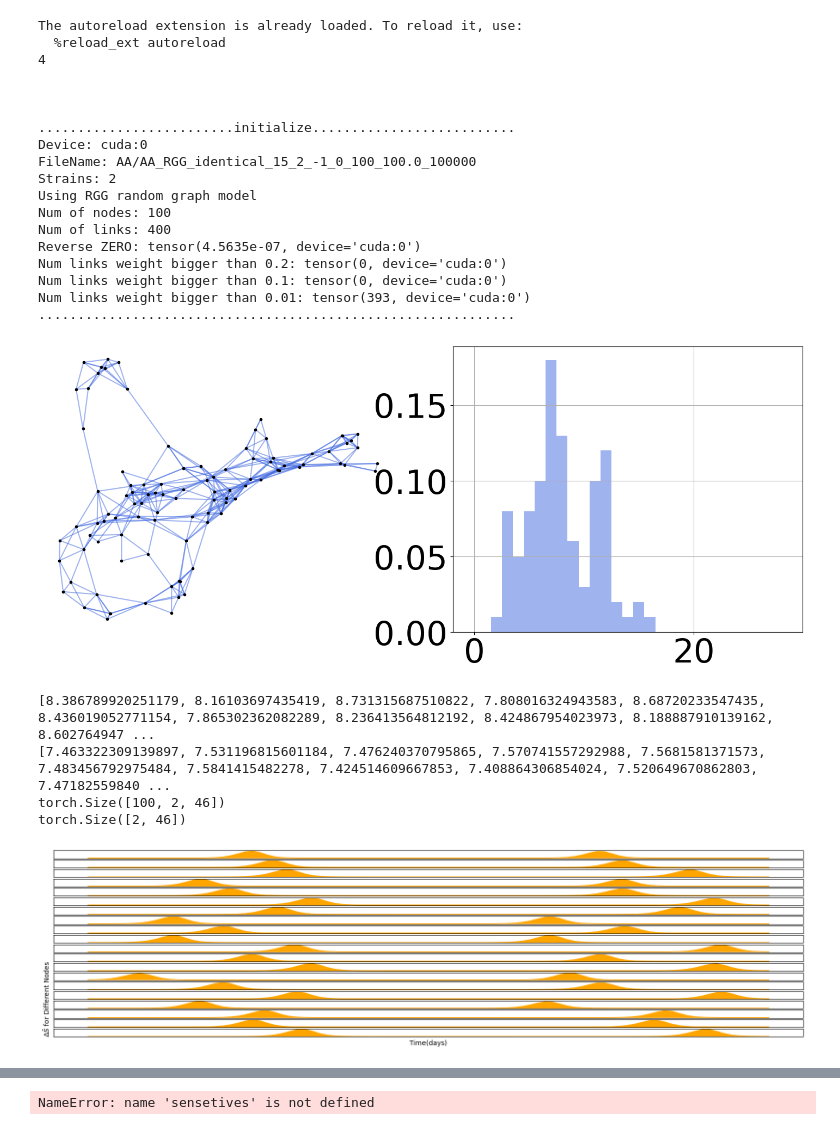
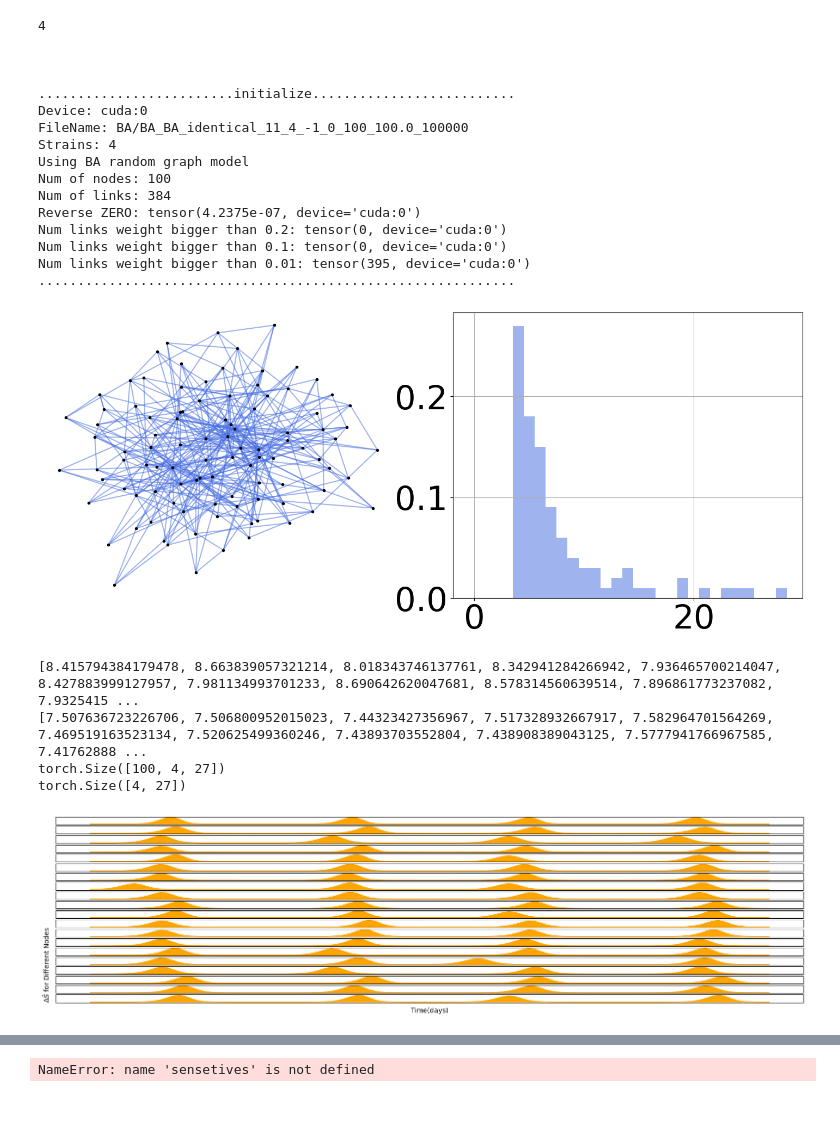
Before and after one commit to bizhili/Topology_Learning_Epis, a Jupyter notebook: test_multi_cities_no_att.ipynb, the cells around one changed output, grey strips where cells are left out. Cells and saved outputs as stored; diff of their text form; code cells hidden in the pictures.

```diff
--- a/test_multi_cities_no_att.ipynb
+++ b/test_multi_cities_no_att.ipynb
@@ -28,18 +28,18 @@ parser = argparse.ArgumentParser(description='Topology fitting parameters')
 pramameters.add_arguments(parser)
 paras= pramameters.read_arguments(parser)
 #preset
-paras.modelLoad= "AA"
+paras.modelLoad= "BA"
 
 #realGraphs= ["contious_Africa", "contious_china", "contious_EU", "contious_usa", "mobility_german", "mobility_us"]
 realGraphs2= ["global_air", "us_air"]
 realGraphs3= ["us_air100", "us_air200", "us_air300", "us_air400", "spain_bus", "spain_car", "spain_plane", "spain_train"]
-paras.randomGraph= "RGG"
+paras.randomGraph= "BA"
 paras.weightModel= "identical"
 paras.epoches= 100000
 paras.intense= -1
-paras.seed= 15
+paras.seed= 11
 paras.plot= "spring"
-paras.strains= 2
+paras.strains= 4
 paras.dense= 0
 paras.identicalf= 0.01
 paras.n= 100
@@ -111,42 +111,40 @@ utils.log_print(printFlag,"\n\n\n.........................initialize............
 utils.log_print(printFlag,"Device:", device)
 utils.log_print(printFlag,"FileName:", fileName)
 utils.log_print(printFlag,"Strains:", paras.strains)
 utils.log_print(printFlag,"Using", paras.randomGraph,"random graph model")
 utils.log_print(printFlag,"Num of nodes:", G.number_of_nodes())
 utils.log_print(printFlag,"Num of links:", G.number_of_edges())
 Zmat= A_mat.create_A_mat(Aw, P)
 Zmat2= A_mat.reverse_A_mat(Zmat-torch.eye(Aw.shape[0], dtype= torch.float32, device= Aw.device), P)
 utils.log_print(printFlag,"Reverse ZERO:", torch.sum(torch.abs(Zmat2-Aw)))
 utils.log_print(printFlag,"Num links weight bigger than 0.2:", torch.sum(Zmat>0.2)-paras.n)
 utils.log_print(printFlag,"Num links weight bigger than 0.1:", torch.sum(Zmat>0.1)-paras.n)
 utils.log_print(printFlag,"Num links weight bigger than 0.01:", torch.sum(Zmat>0.01)-paras.n)
 utils.log_print(printFlag,".............................................................")
 #plot this network
 if plotFlag==1:
     if paras.plot== "2d_RGG":
         plotGraph.plot_2d_RGG(G, pos)
     elif paras.plot== "spring":
         plotGraph.plot_spring_and_degree(G)
 # %% [output]
-The autoreload extension is already loaded. To reload it, use:
-  %reload_ext autoreload
 4
 
 
 
 .........................initialize..........................
 Device: cuda:0
-FileName: AA/AA_RGG_identical_15_2_-1_0_100_100.0_100000
-Strains: 2
-Using RGG random graph model
+FileName: BA/BA_BA_identical_11_4_-1_0_100_100.0_100000
+Strains: 4
+Using BA random graph model
 Num of nodes: 100
-Num of links: 400
-Reverse ZERO: tensor(4.5635e-07, device='cuda:0')
+Num of links: 384
+Reverse ZERO: tensor(4.2375e-07, device='cuda:0')
 Num links weight bigger than 0.2: tensor(0, device='cuda:0')
 Num links weight bigger than 0.1: tensor(0, device='cuda:0')
-Num links weight bigger than 0.01: tensor(393, device='cuda:0')
+Num links weight bigger than 0.01: tensor(395, device='cuda:0')
 .............................................................
-[figure, old version]
+[figure, new version]
 # %%
 R0s_taus= [[random.uniform(paras.R0Mean-paras.R0Std, paras.R0Mean+paras.R0Std),
             random.uniform(paras.tauMean-paras.tauStd, paras.tauMean+paras.tauStd)] for _ in range(40)]
@@ -178,11 +176,11 @@ if plotFlag==1:
     #plt.title(f"Example of {numPlot} nodes epidemic newly infected.")
 print(divide[i, :].shape)
 # %% [output]
-[8.386789920251179, 8.16103697435419, 8.731315687510822, 7.808016324943583, 8.68720233547435, 8.436019052771154, 7.865302362082289, 8.236413564812192, 8.424867954023973, 8.188887910139162, 8.602764947 ...
-[7.463322309139897, 7.531196815601184, 7.476240370795865, 7.570741557292988, 7.5681581371573, 7.483456792975484, 7.5841415482278, 7.424514609667853, 7.408864306854024, 7.520649670862803, 7.47182559840 ...
-torch.Size([100, 2, 46])
-torch.Size([2, 46])
+[8.415794384179478, 8.663839057321214, 8.018343746137761, 8.342941284266942, 7.936465700214047, 8.427883999127957, 7.981134993701233, 8.690642620047681, 8.578314560639514, 7.896861773237082, 7.9325415 ...
+[7.507636723226706, 7.506800952015023, 7.44323427356967, 7.517328932667917, 7.582964701564269, 7.469519163523134, 7.520625499360246, 7.43893703552804, 7.438908389043125, 7.5777941766967585, 7.41762888 ...
+torch.Size([100, 4, 27])
+torch.Size([4, 27])
-[figure, old version]
+[figure, new version]
 # %%
 def rank_nodes_by_distance(G, source_node):
     # Get distances from the source_node to all other nodes
```
Also changed, not shown: parts of 10 cells of this notebook, 17 other files.
